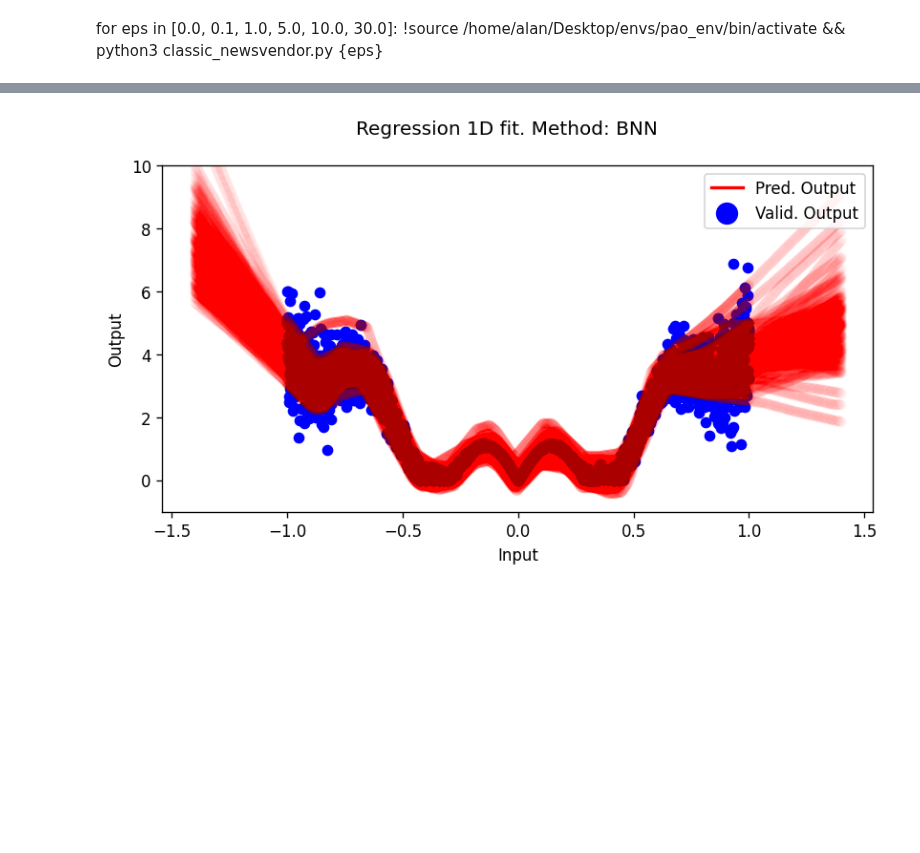
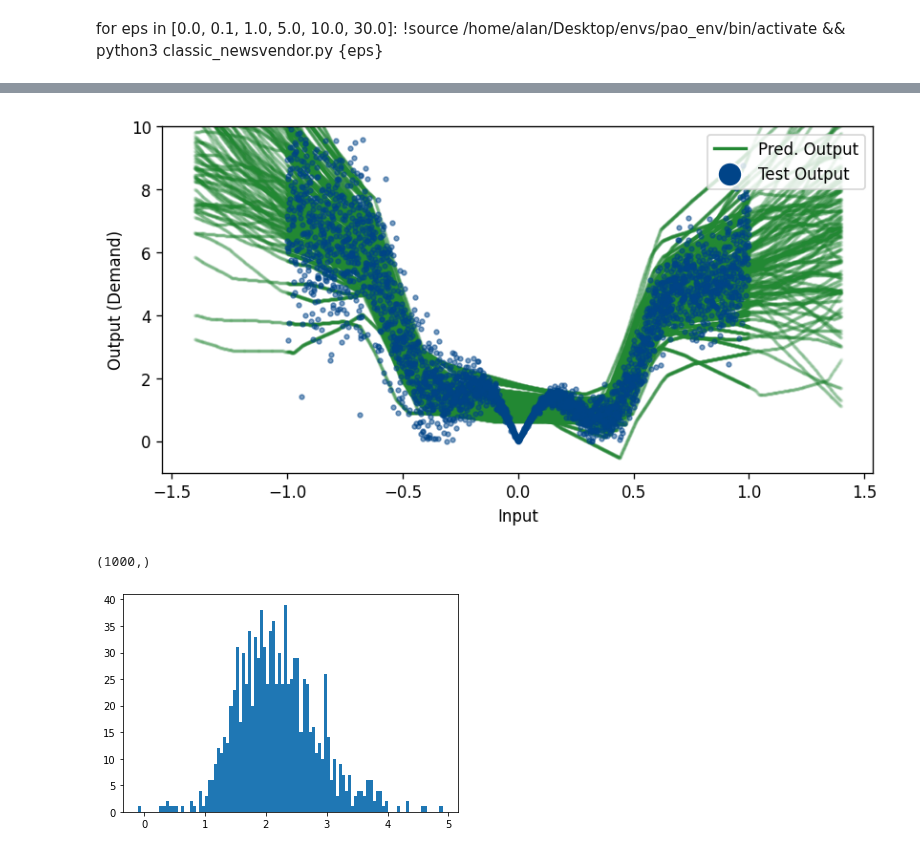
Before and after one commit to AlanLahoud/BNNSOP, a Jupyter notebook: illustrative_example.ipynb, the cells around one changed output, grey strips where cells are left out. Saved outputs shown, nothing was run; the diff lists cells and outputs as text; code cells hidden in the pictures; blank space fills up the shorter version.

```diff
--- a/illustrative_example.ipynb
+++ b/illustrative_example.ipynb
@@ -152,4 +201,15 @@ plot_regression(X, y, model_mse_noise, 'ANN_NOISE')
 # %%
-plot_regression(X, y, model_bnn_bayes, 'BNN')
+plot_regression(X, y, model_bnn_bayes, 'BNN', '#228833', noise_type)
 # %% [output]
-[figure, old version]
+[figure, new version]
+# %%
+y_pred_test = model_bnn_bayes.forward_dist(X)
+# %%
+y_pred_test[:, i, 0].detach().numpy()
+# %% [output]
+(1000,)
+# %%
+i = np.random.randint(0, 3000)
+kkkkk = plt.hist(y_pred_test[:, i, 0].detach().numpy(), bins=100)
+# %% [output]
+[figure, added]
```
Also changed, not shown: parts of 18 cells of this notebook, 2 other files.
